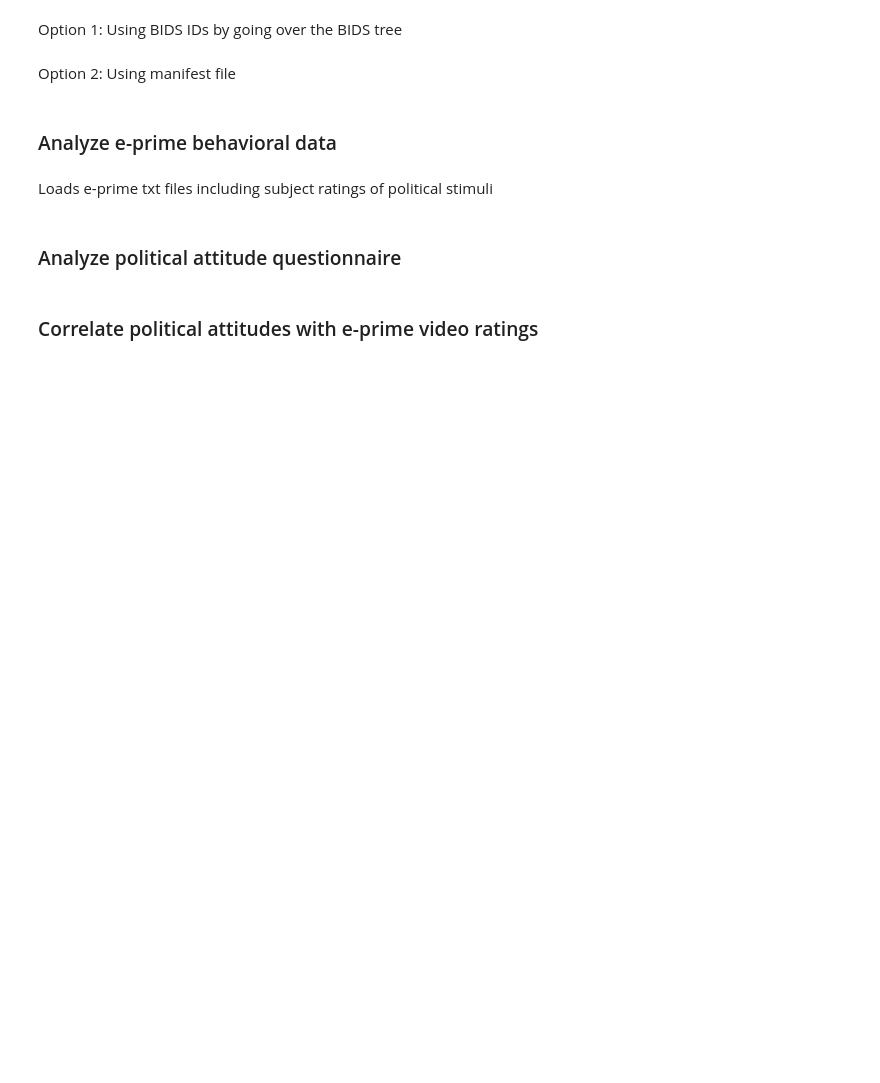
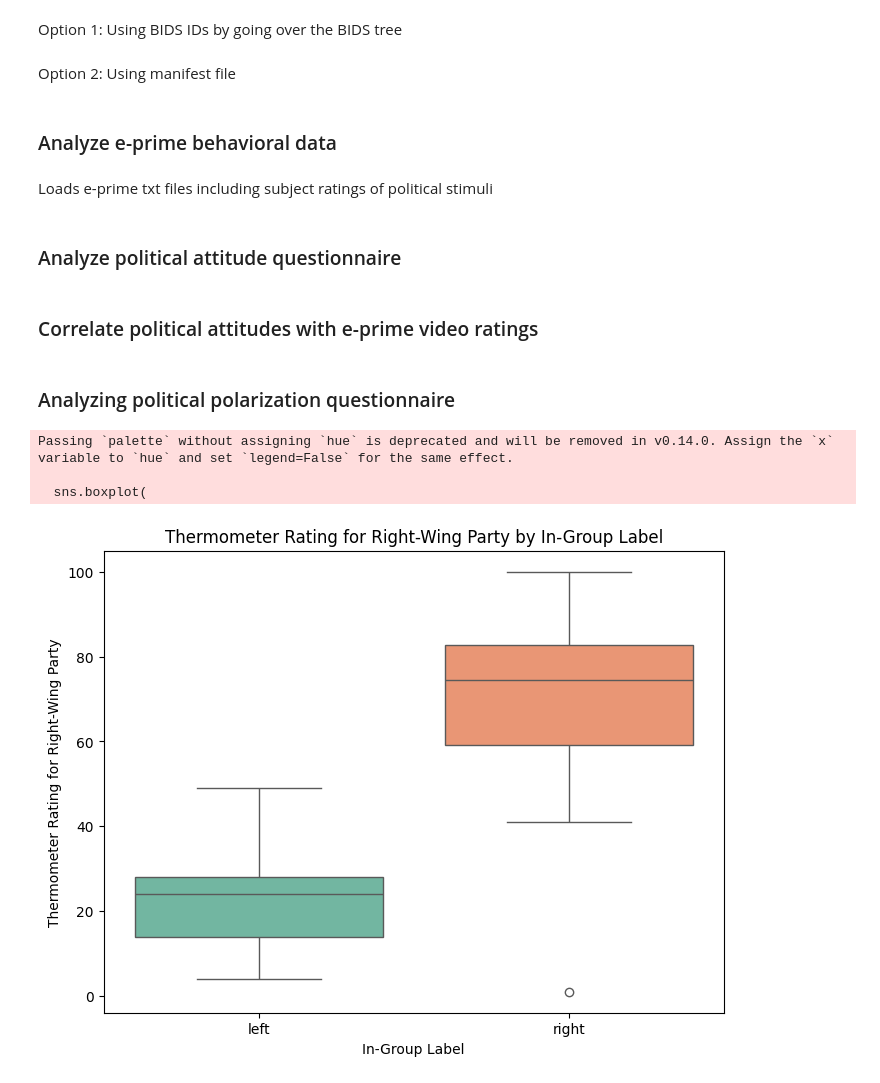
Before and after one commit to TzlilTabib/political_behavioral_analysis, a Jupyter notebook: EDA.ipynb, the cells around one changed output. Saved outputs shown, nothing was run; the diff lists cells and outputs as text; code cells hidden in the pictures; blank space fills up the shorter version.

Commit message:
Added a module to analyze political polarization questionnaire. Also added some EDA visualization in the EDA notebook of the processes data. TODO: debug some scoring issues

```diff
--- a/EDA.ipynb
+++ b/EDA.ipynb
@@ -173,3 +164,41 @@ sns.lmplot(
 )
 plt.suptitle("Relationship between Camp Support and Q1 Support by Video Type", y=1.02)
 plt.show()
+# %% [markdown]
+### Analyzing political polarization questionnaire
+# %%
+import sys
+sys.path.append("src")
+from political_polarization import load_qualtrics_tsv, compute_scores, write_codebook
+
+df = load_qualtrics_tsv("/media/tzlil/FAB64374B6433085/Tzlil/behavioral_analyses/data/raw_data/political_polarization_q_08122025.tsv", subject_col="Code_tested", subject_prefix="YY_PL_")
+print(df.shape)
+print(df.head(3))
+# %%
+# TODO: some scorings are not defined properly yet, need to fix in src/political_polarization.py
+
+scored = compute_scores(df, center_policy="lean")
+write_codebook("polarization_codebook.md")
+scored.to_csv("/media/tzlil/FAB64374B6433085/Tzlil/behavioral_analyses/data/processed_data/political_polarization_scored.csv", index=False)
+# %%
+# create a box plot for thermo_right (y axis) by in_label (x axis)
+import matplotlib.pyplot as plt
+import seaborn as sns
+scored.columns.tolist()[:20]  # optional quick check
+
+plt.figure(figsize=(8, 6))
+sns.boxplot(
+    data=scored,
+    x="in_label",
+    y="thermo_right",
+    palette="Set2",
+    showfliers=True)
+plt.title("Thermometer Rating for Right-Wing Party by In-Group Label")
+plt.xlabel("In-Group Label")
+plt.ylabel("Thermometer Rating for Right-Wing Party")
+plt.show()
+# %% [output]
+Passing `palette` without assigning `hue` is deprecated and will be removed in v0.14.0. Assign the `x` variable to `hue` and set `legend=False` for the same effect.
+
+  sns.boxplot(
+[figure, added]
```
Also changed, not shown: parts of 3 cells of this notebook, 2 other files.
